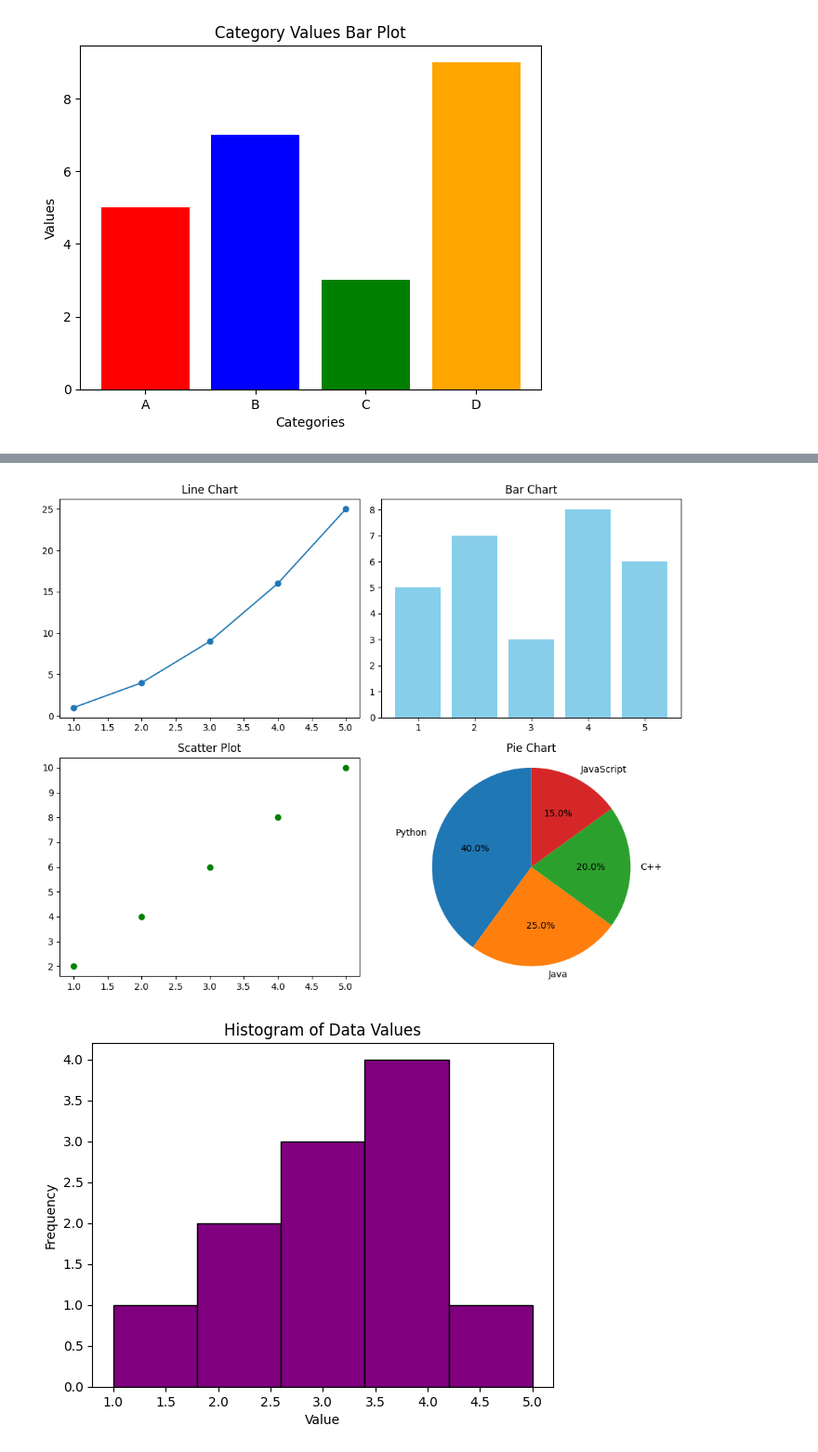
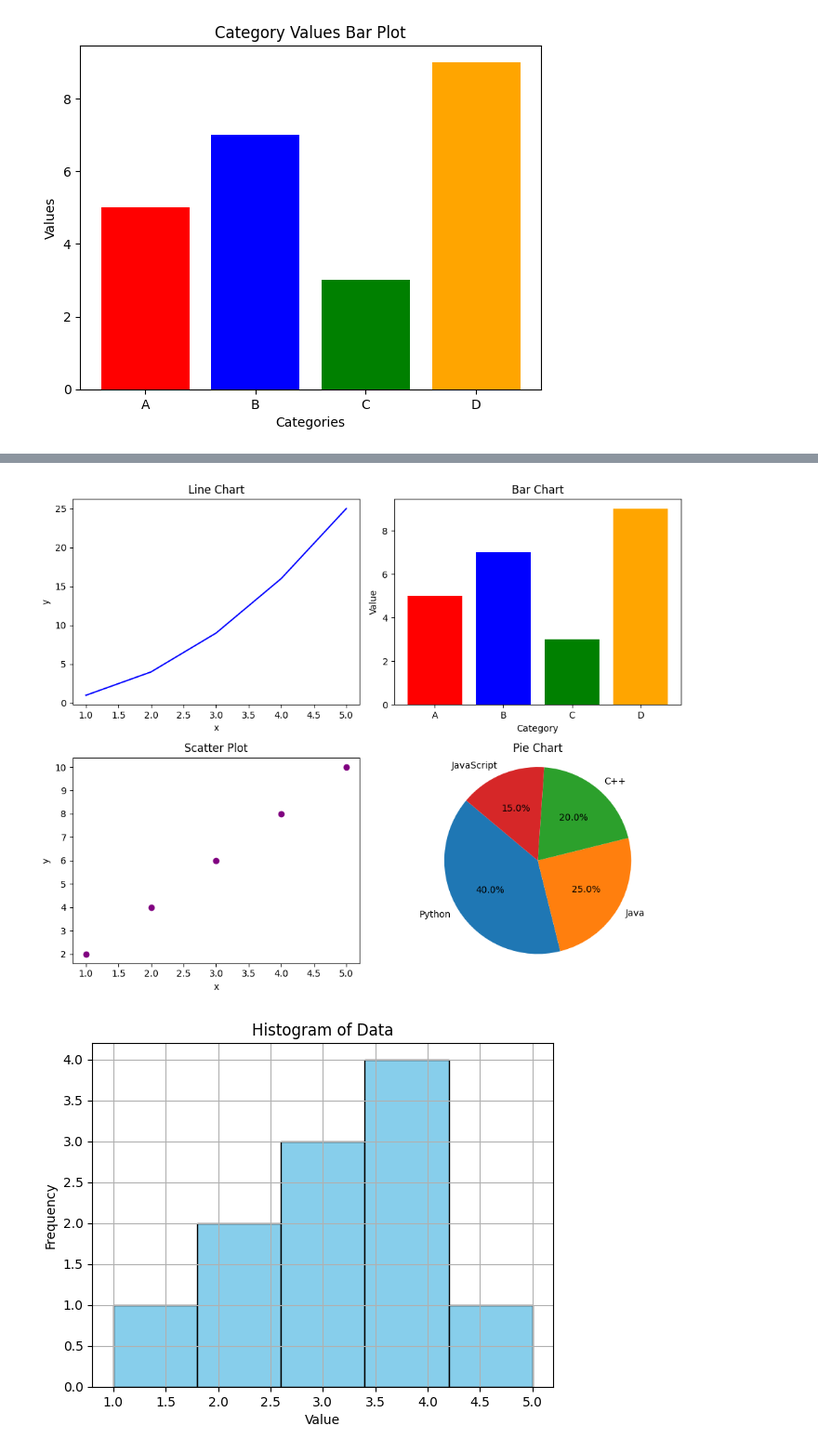
Before and after one commit to Esha-git/python-jupyter-template, a Jupyter notebook: playground.ipynb, the cells around one changed output, grey strips where cells are left out. Shown: that part at 93% size. Cells and saved outputs as stored; diff of their text form; code cells hidden in the pictures.

```diff
--- a/playground.ipynb
+++ b/playground.ipynb
@@ -102,56 +117,66 @@ plt.show()
 # Plot a line chart in the first subplot, a bar chart in the second, a scatter plot in the third, and a pie chart in the fourth.
 import matplotlib.pyplot as plt
 
-# Sample data
+# Data for subplots
 x = [1, 2, 3, 4, 5]
-y_line = [1, 4, 9, 16, 25]
-y_bar = [5, 7, 3, 8, 6]
+y_line = [i**2 for i in x]
+categories = ['A', 'B', 'C', 'D']
+values = [5, 7, 3, 9]
 y_scatter = [2, 4, 6, 8, 10]
 labels = ['Python', 'Java', 'C++', 'JavaScript']
 sizes = [40, 25, 20, 15]
 
-# Create subplots
+# Create 2x2 subplots
 fig, axs = plt.subplots(2, 2, figsize=(10, 8))
 
-# Line chart
-axs[0, 0].plot(x, y_line, marker='o')
+# First subplot - Line chart
+axs[0, 0].plot(x, y_line, color='blue')
 axs[0, 0].set_title('Line Chart')
+axs[0, 0].set_xlabel('x')
+axs[0, 0].set_ylabel('y')
 
-# Bar chart
-axs[0, 1].bar(x, y_bar, color='skyblue')
+# Second subplot - Bar chart
+axs[0, 1].bar(categories, values, color=['red', 'blue', 'green', 'orange'])
 axs[0, 1].set_title('Bar Chart')
+axs[0, 1].set_xlabel('Category')
+axs[0, 1].set_ylabel('Value')
 
-# Scatter plot
-axs[1, 0].scatter(x, y_scatter, color='green')
+# Third subplot - Scatter plot
+axs[1, 0].scatter(x, y_scatter, color='purple')
 axs[1, 0].set_title('Scatter Plot')
+axs[1, 0].set_xlabel('x')
+axs[1, 0].set_ylabel('y')
 
-# Pie chart
-axs[1, 1].pie(sizes, labels=labels, autopct='%1.1f%%', startangle=90)
+# Fourth subplot - Pie chart
+axs[1, 1].pie(sizes, labels=labels, autopct='%1.1f%%', startangle=140)
 axs[1, 1].set_title('Pie Chart')
-axs[1, 1].axis('equal')
+axs[1, 1].axis('equal')  # Equal aspect ratio for circle
 
-# Layout adjustment
+# Adjust layout
 plt.tight_layout()
+
+# Show all plots
 plt.show()
 # %% [output]
-[figure, old version]
+[figure, new version]
 # %%
 # TASK: Create a histogram for the following data: data = [1, 2, 2, 3, 3, 3, 4, 4, 4, 4, 5].
 # Customize the histogram with a title, labels for the x-axis, and a specific color for the bars.
 import matplotlib.pyplot as plt
 
 # Data
 data = [1, 2, 2, 3, 3, 3, 4, 4, 4, 4, 5]
 
-# Create histogram
-plt.hist(data, bins=5, color='purple', edgecolor='black')
+# Plot
+plt.hist(data, bins=5, color='skyblue', edgecolor='black')
 
-# Add title and axis labels
-plt.title('Histogram of Data Values')
+# Customization
+plt.title('Histogram of Data')
 plt.xlabel('Value')
 plt.ylabel('Frequency')
+plt.grid(True)
 
 # Show plot
 plt.show()
 # %% [output]
-[figure, old version]
+[figure, new version]
```
Also changed, not shown: parts of 4 cells of this notebook, 7 other files.
